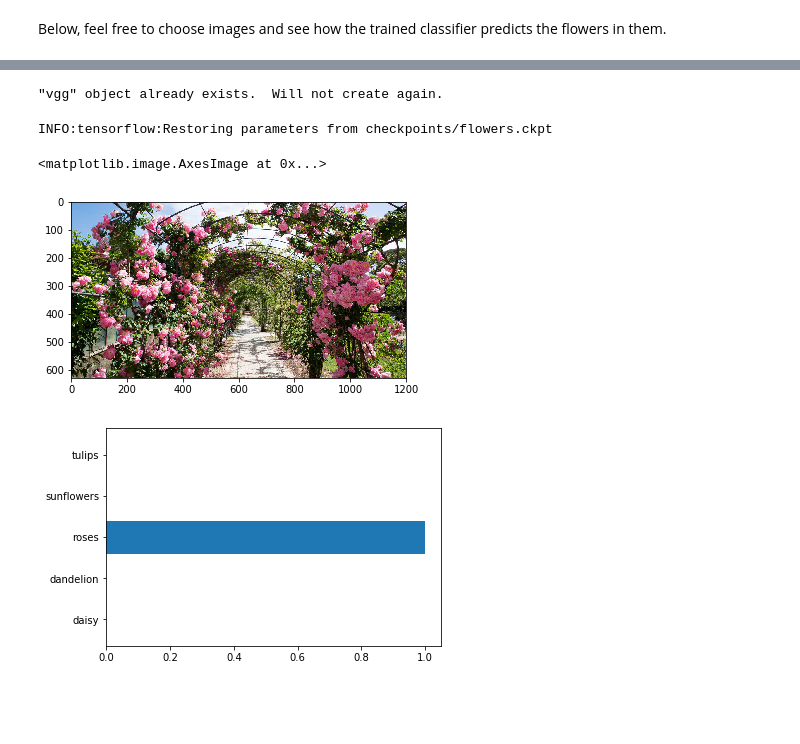
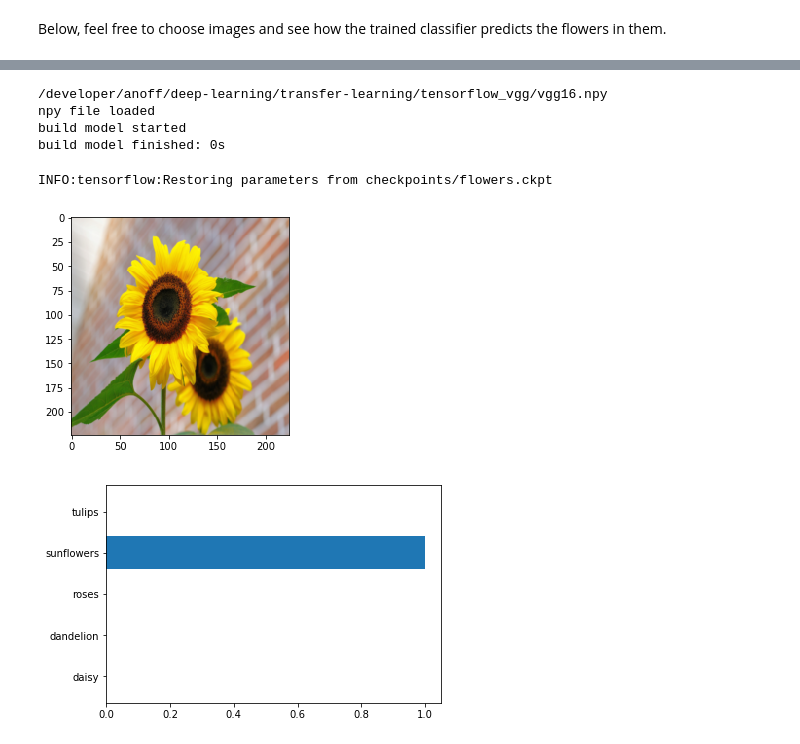
Before and after one commit to anoff/nd101, a Jupyter notebook: transfer-learning/Transfer_Learning.ipynb, the cells around one changed output, grey strips where cells are left out. Drawn from its saved outputs; the diff is of its cells as text; code cells hidden in the pictures; blank space fills up the shorter version.

```diff
--- a/transfer-learning/Transfer_Learning.ipynb
+++ b/transfer-learning/Transfer_Learning.ipynb
@@ -319,21 +319,20 @@ Once you have the convolutional codes, you just need to build a classfier from s
 
 > **Exercise:** With the codes and labels loaded, build the classifier. Consider the codes as your inputs, each of them are 4096D vectors. You'll want to use a hidden layer and an output layer as your classifier. Remember that the output layer needs to have one unit for each class and a softmax activation function. Use the cross entropy to calculate the cost.
 # %%
+# uses tf components from this tutorial https://www.tensorflow.org/versions/master/tutorials/layers#logits_layer
 inputs_ = tf.placeholder(tf.float32, shape=[None, codes.shape[1]])
 labels_ = tf.placeholder(tf.int64, shape=[None, labels_vecs.shape[1]])
 
-fc1 = tf.layers.dense(inputs=inputs_, units=1024, activation=tf.nn.relu)
+fc1 = tf.layers.dense(inputs=inputs_, units=512, activation=tf.nn.relu)
 logits = tf.layers.dense(inputs=fc1, units=labels_vecs.shape[1], activation=None)
 
-cross_entropy = tf.nn.softmax_cross_entropy_with_logits(labels=labels_, logits=logits)
-cost = tf.reduce_mean(cross_entropy)
-#optimizer = tf.contrib.layers.optimize_loss(
-#        loss=cost,
-#        global_step=tf.contrib.framework.get_global_step(),
-#        learning_rate=0.001,
-#        optimizer="SGD")
-
-optimizer = tf.train.AdamOptimizer().minimize(cost)
+loss = tf.losses.softmax_cross_entropy(onehot_labels=labels_, logits=logits)
+cost = tf.reduce_mean(loss)
+optimizer = tf.contrib.layers.optimize_loss(
+        loss=cost,
+        global_step=tf.contrib.framework.get_global_step(),
+        learning_rate=0.014,
+        optimizer="SGD")
 
 # Operations for validation/test accuracy
 predicted = tf.nn.softmax(logits)
@@ -368,7 +367,7 @@ Here, we'll train the network.
 
 > **Exercise:** So far we've been providing the training code for you. Here, I'm going to give you a bit more of a challenge and have you write the code to train the network. Of course, you'll be able to see my solution if you need help. Use the `get_batches` function I wrote before to get your batches like `for x, y in get_batches(train_x, train_y)`. Or write your own!
 # %%
-epochs = 10
+epochs = 30
 saver = tf.train.Saver()
 with tf.Session() as sess:
     sess.run(tf.global_variables_initializer())
@@ -435,7 +441,10 @@ plt.imshow(test_img)
 from PIL import Image
 import requests
 from io import BytesIO
+from scipy.misc import imresize
 
-response = requests.get(url)
-img = Image.open(BytesIO(response.content))
-plt.imshow(img)
+response = requests.get("https://static.pexels.com/photos/46216/sunflower-flowers-bright-yellow-46216.jpeg")
+test_img = Image.open(BytesIO(response.content))
+test_img = np.asarray(test_img)
+test_img = imresize(test_img, (224, 224, 3))
+plt.imshow(test_img)
@@ -450,11 +462,13 @@ else:
         vgg = vgg16.Vgg16()
         vgg.build(input_)
 # %% [output]
-"vgg" object already exists.  Will not create again.
+/developer/anoff/deep-learning/transfer-learning/tensorflow_vgg/vgg16.npy
+npy file loaded
+build model started
+build model finished: 0s
 # %%
 with tf.Session() as sess:
-    img = utils.load_image(test_img_path)
-    img = img.reshape((1, 224, 224, 3))
+    img = test_img.reshape((1, 224, 224, 3))
 
     feed_dict = {input_: img}
     code = sess.run(vgg.relu6, feed_dict=feed_dict)
@@ -467,13 +481,12 @@ with tf.Session() as sess:
     prediction = sess.run(predicted, feed_dict=feed).squeeze()
 # %% [output]
 INFO:tensorflow:Restoring parameters from checkpoints/flowers.ckpt
-# %%
-plt.imshow(test_img)
-# %% [output]
-<matplotlib.image.AxesImage at 0x...>
-[figure, removed]
 # %%
+plt.figure(1)
+plt.imshow(test_img)
+plt.figure(2)
 plt.barh(np.arange(5), prediction)
 _ = plt.yticks(np.arange(5), lb.classes_)
 # %% [output]
-[figure, old version]
+[figure, new version]
+[figure, added]
```
Also changed, not shown: parts of 5 cells of this notebook.
